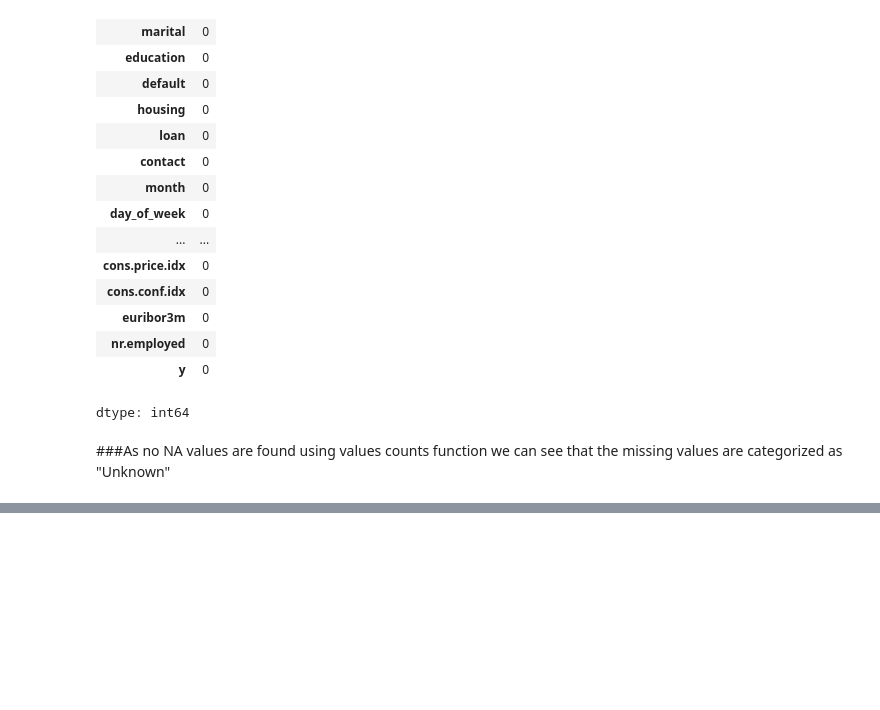
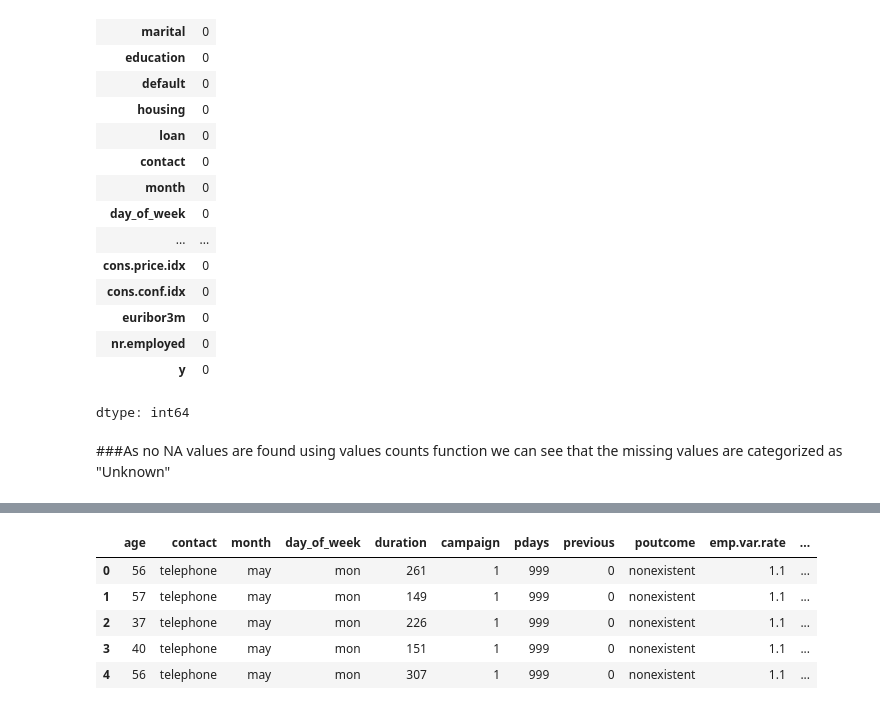
Before and after one commit to Goderr/EDA, a Jupyter notebook: 21BDS0205.ipynb, the cells around one changed output, grey strips where cells are left out. Drawn from its saved outputs; the diff is of its cells as text; code cells hidden in the pictures; blank space fills up the shorter version.

```diff
--- a/21BDS0205.ipynb
+++ b/21BDS0205.ipynb
@@ -64,0 +141,11 @@ dtype: int64
+# %%
+df_dropped_cols = df.dropna(axis=1)
+# %%
+df_dropped_cols.head()
+# %% [output]
+|  | age | contact | month | day_of_week | duration | campaign | pdays | previous | poutcome | emp.var.rate | ... |
+| 0 | 56 | telephone | may | mon | 261 | 1 | 999 | 0 | nonexistent | 1.1 | ... |
+| 1 | 57 | telephone | may | mon | 149 | 1 | 999 | 0 | nonexistent | 1.1 | ... |
+| 2 | 37 | telephone | may | mon | 226 | 1 | 999 | 0 | nonexistent | 1.1 | ... |
+| 3 | 40 | telephone | may | mon | 151 | 1 | 999 | 0 | nonexistent | 1.1 | ... |
+| 4 | 56 | telephone | may | mon | 307 | 1 | 999 | 0 | nonexistent | 1.1 | ... |
```
Also changed, not shown: parts of 12 cells of this notebook.
